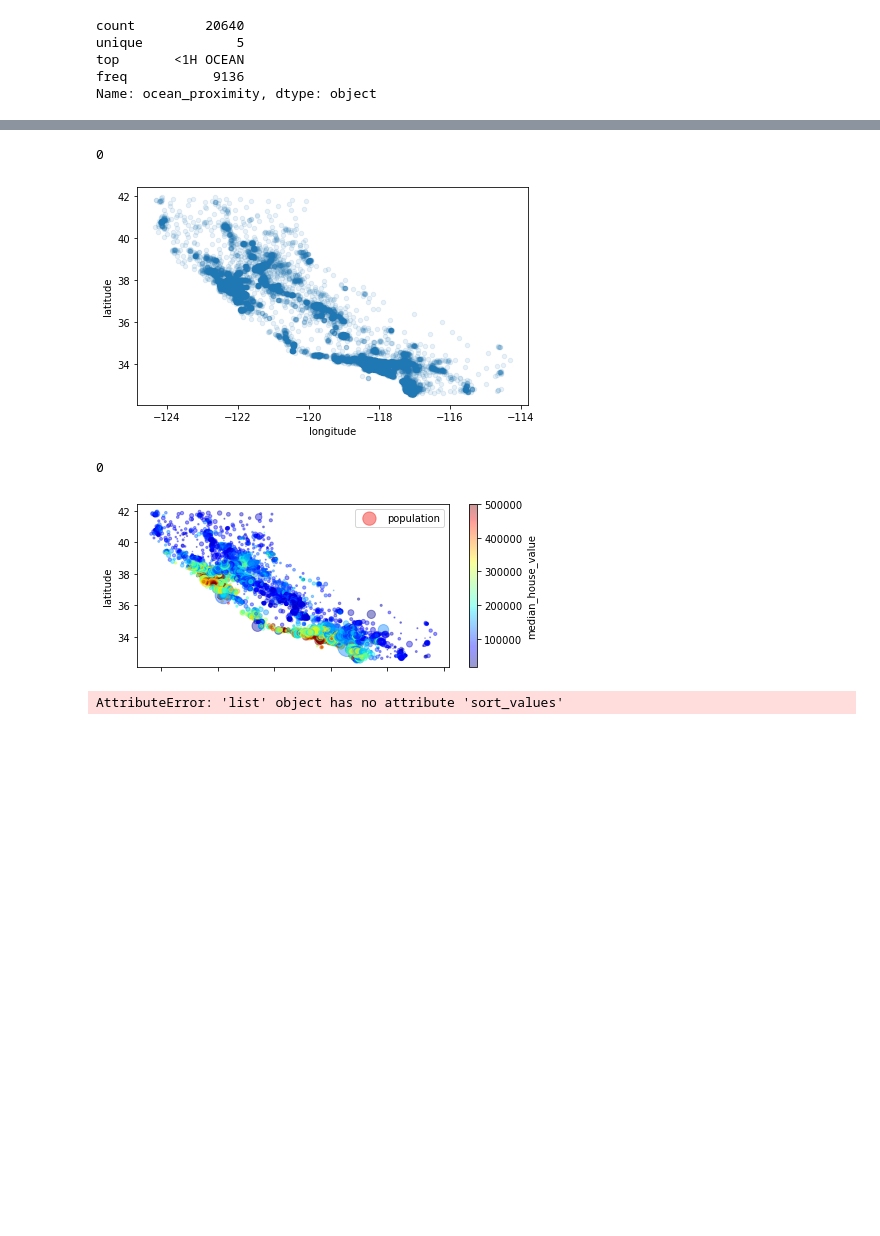
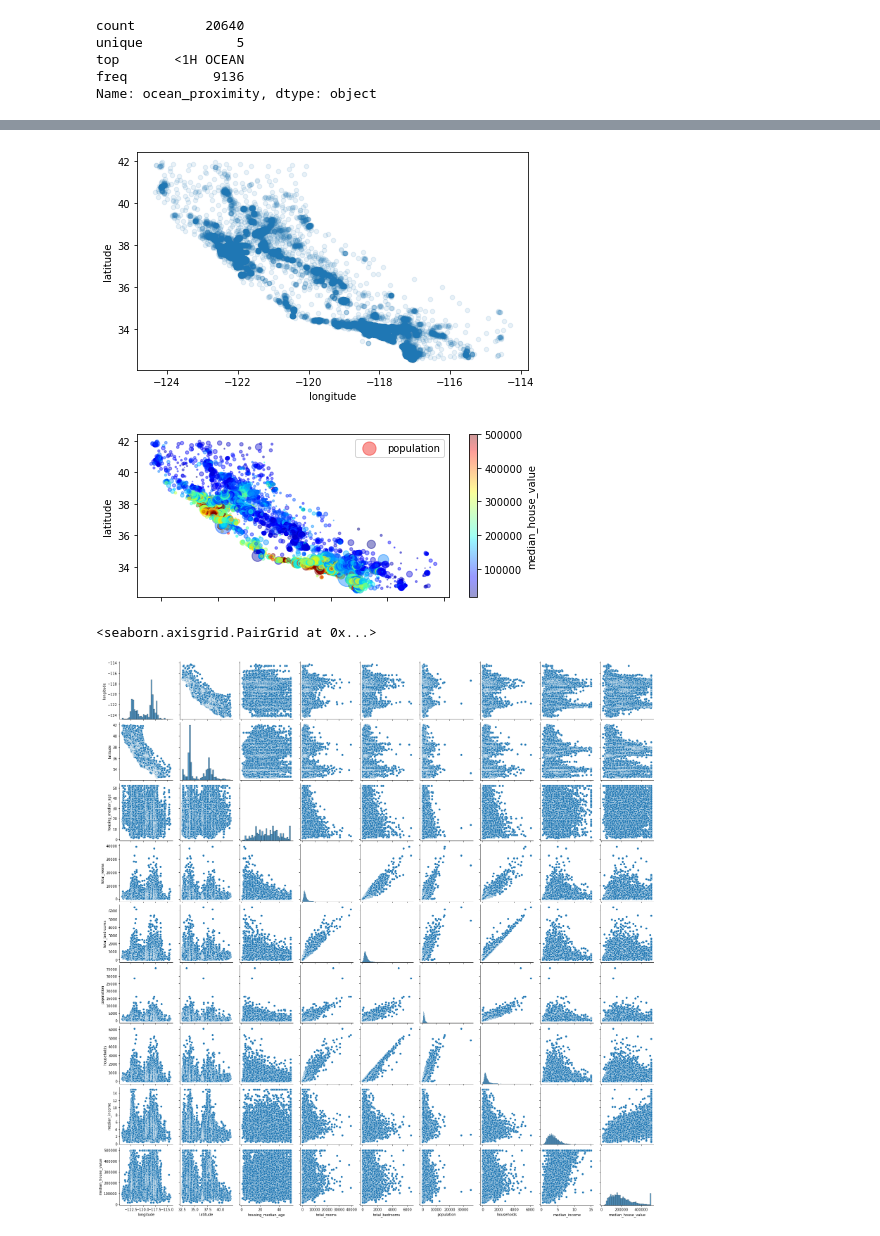
Before and after one commit to pawelmagnu/ml-lab, a Jupyter notebook: lab1/Untitled.ipynb, the cells around one changed output, grey strips where cells are left out. Cells and saved outputs as stored; diff of their text form; code cells hidden in the pictures; blank space fills up the shorter version.

```diff
--- a/lab1/Untitled.ipynb
+++ b/lab1/Untitled.ipynb
@@ -70,23 +68,22 @@ os.system('mv obraz1.png data')
 # %%
 df.plot(kind="scatter", x="longitude", y="latitude",
         alpha=0.1, figsize=(7,4))
-plt.savefig('obraz2.png')
-os.system('mv obraz2.png data')
+plt.savefig('data/obraz2.png')
 # %% [output]
-0
 [figure]
 # %%
 df.plot(kind="scatter", x="longitude", y="latitude",
         alpha=0.4, figsize=(7,3), colorbar=True,
         s=df["population"]/100, label="population",
         c="median_house_value", cmap=plt.get_cmap("jet"))
-plt.savefig('obraz3.png')
-os.system('mv obraz3.png data')
+plt.savefig('data/obraz3.png')
 # %% [output]
-0
 [figure]
 # %%
-df.corr()["median_house_value"].
-      sort_values(ascending=False)
+df.corr()["median_house_value"].sort_values(ascending=False).reset_index().rename(columns={'index':'atrybut','median_house_value':'wspolczynnik_korelacji'}).to_csv('data/korelacja.csv',index=False)
-# %% [output]
-AttributeError: 'list' object has no attribute 'sort_values'
+# %%
+import seaborn as sns
+sns.pairplot(df)
+# %% [output]
+<seaborn.axisgrid.PairGrid at 0x...>
+[figure, added]
```
Also changed, not shown: parts of 7 cells of this notebook.
